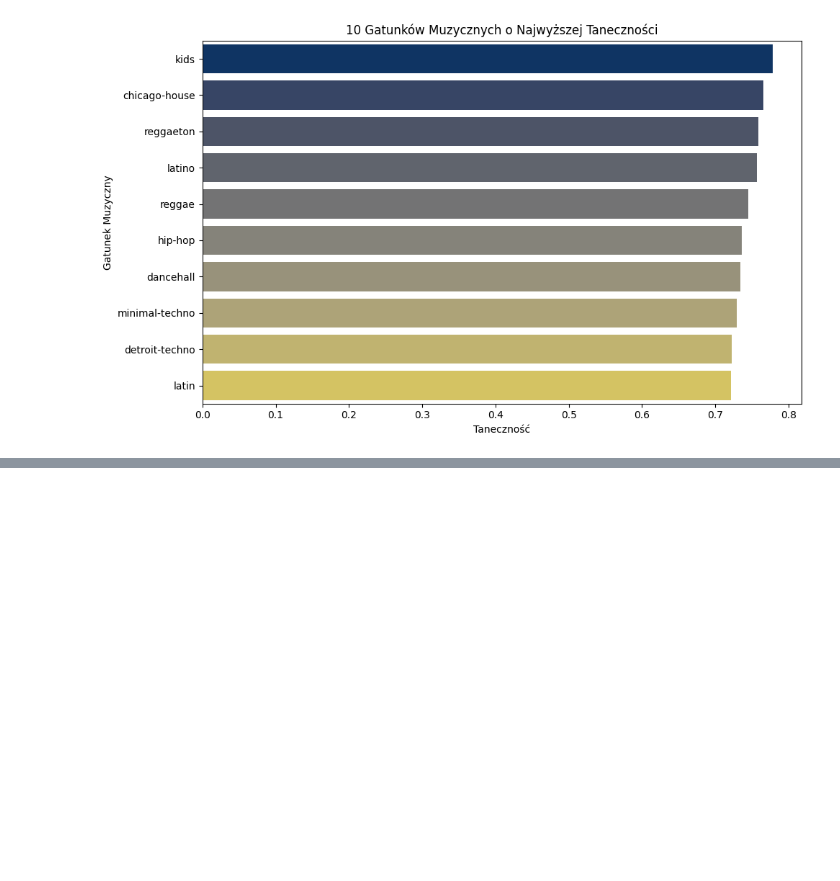
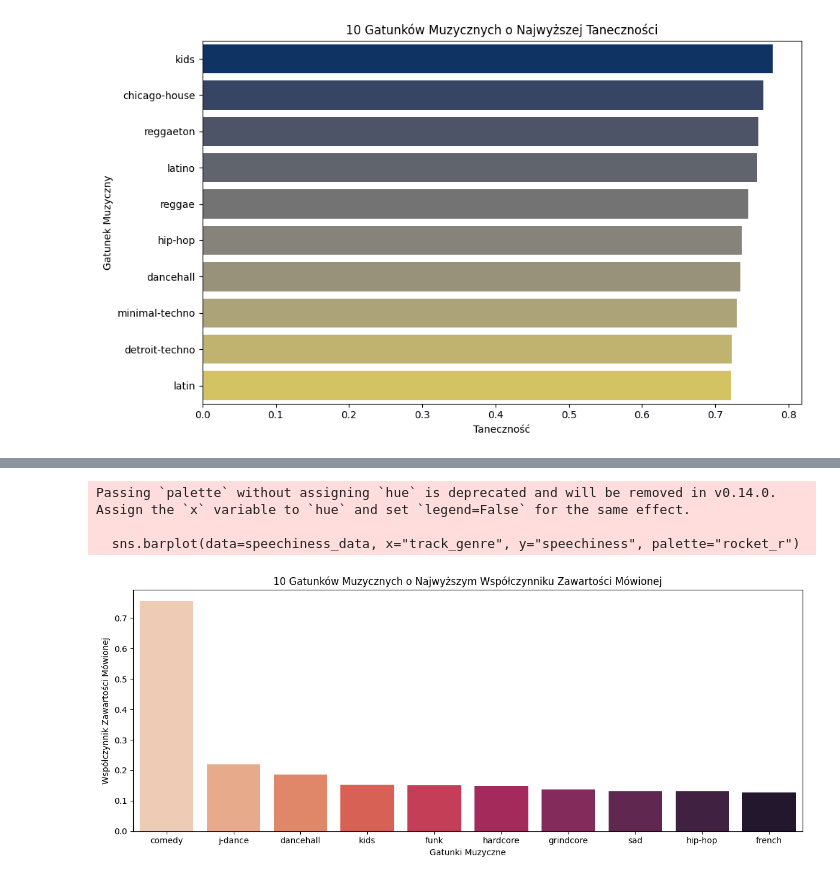
Before and after one commit to robsmokos/Projekt_Zlozony_v3, a Jupyter notebook: Projekt_Zlozony_3.ipynb, the cells around one changed output, grey strips where cells are left out. Cells and saved outputs as stored; diff of their text form; code cells hidden in the pictures; blank space fills up the shorter version.

```diff
--- a/Projekt_Zlozony_3.ipynb
+++ b/Projekt_Zlozony_3.ipynb
@@ -459,0 +526,22 @@ Passing `palette` without assigning `hue` is deprecated and will be removed in v
+# %%
+
+# Grupowanie danych według gatunku i obliczenie średniego współczynnika zawartości mówionej
+speechiness_data = data.groupby("track_genre", as_index=False)["speechiness"].mean().sort_values(by="speechiness", ascending=False).head(10)
+
+# Tworzenie wykresu
+plt.figure(figsize=(12, 5))
+sns.barplot(data=speechiness_data, x="track_genre", y="speechiness", palette="rocket_r")
+
+# Dodanie tytułów i etykiet w języku polskim
+plt.title("10 Gatunków Muzycznych o Najwyższym Współczynniku Zawartości Mówionej", fontsize=12)
+plt.xlabel("Gatunki Muzyczne", fontsize=10)
+plt.ylabel("Współczynnik Zawartości Mówionej", fontsize=10)
+
+# Wyświetlenie wykresu
+plt.tight_layout()
+plt.show()
+# %% [output]
+Passing `palette` without assigning `hue` is deprecated and will be removed in v0.14.0. Assign the `x` variable to `hue` and set `legend=False` for the same effect.
+
+  sns.barplot(data=speechiness_data, x="track_genre", y="speechiness", palette="rocket_r")
+[figure, added]
```
Also changed, not shown: parts of 17 cells of this notebook.
